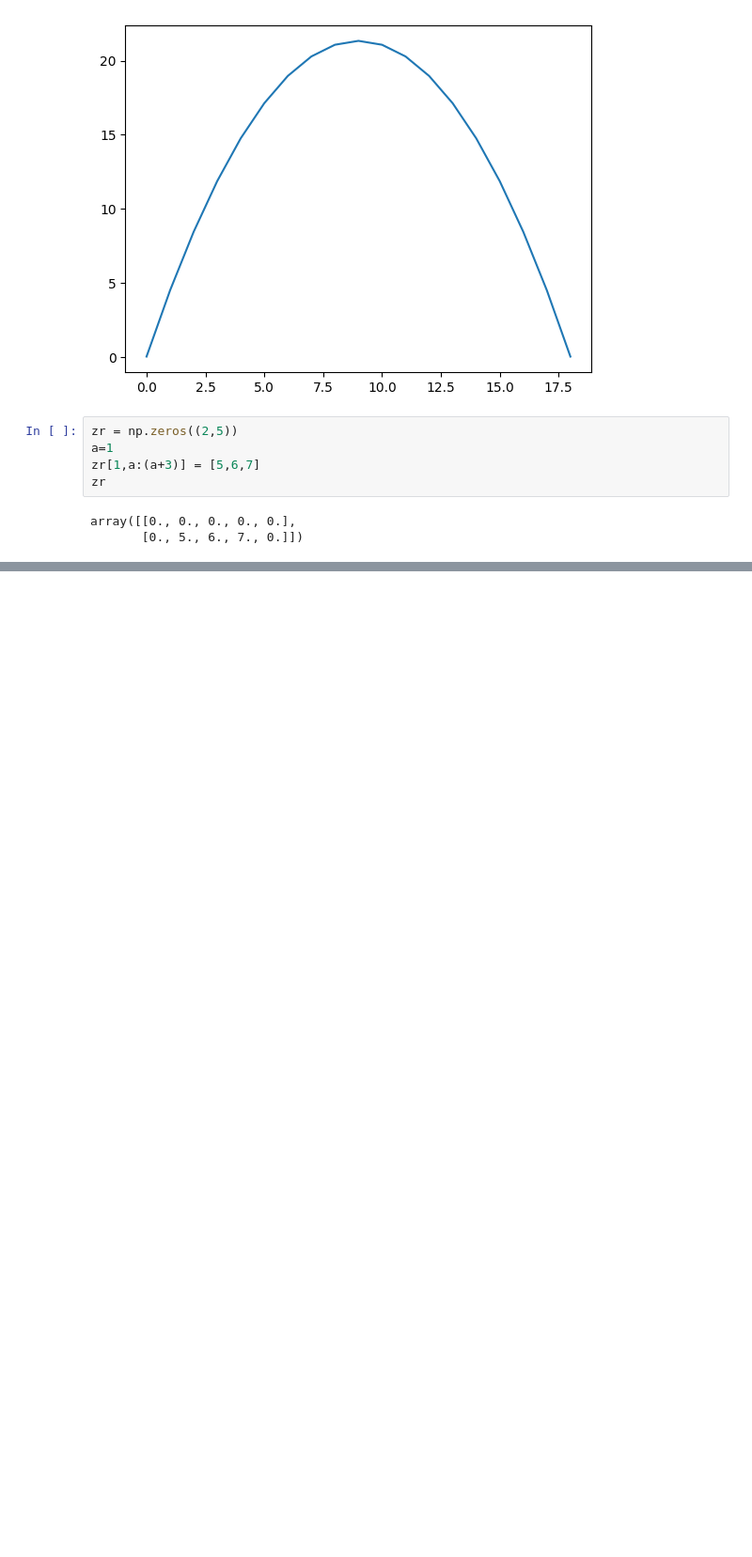
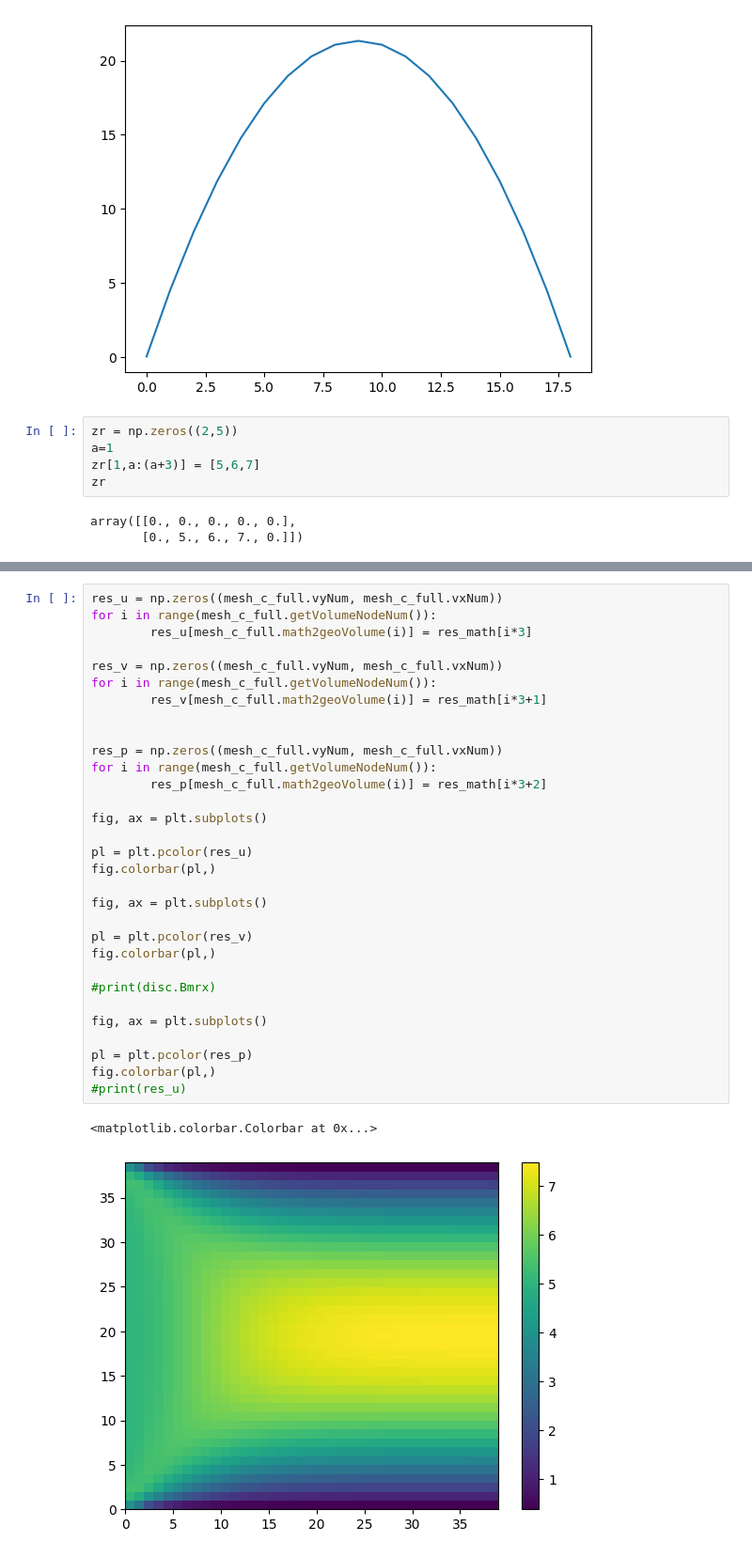
Before and after one commit to csillagu/FVM-Solver, a Jupyter notebook: investigation/poisson_inv.ipynb, the cells around one changed output, grey strips where cells are left out. Shown at 94% size. Saved outputs shown, nothing was run; the diff lists cells and outputs as text; blank space fills up the shorter version.

```diff
--- a/investigation/poisson_inv.ipynb
+++ b/investigation/poisson_inv.ipynb
@@ -96,0 +158,34 @@ array([[0., 0., 0., 0., 0.],
+# %%
+res_u = np.zeros((mesh_c_full.vyNum, mesh_c_full.vxNum))
+for i in range(mesh_c_full.getVolumeNodeNum()):
+        res_u[mesh_c_full.math2geoVolume(i)] = res_math[i*3]
+
+res_v = np.zeros((mesh_c_full.vyNum, mesh_c_full.vxNum))
+for i in range(mesh_c_full.getVolumeNodeNum()):
+        res_v[mesh_c_full.math2geoVolume(i)] = res_math[i*3+1]
+
+
+res_p = np.zeros((mesh_c_full.vyNum, mesh_c_full.vxNum))
+for i in range(mesh_c_full.getVolumeNodeNum()):
+        res_p[mesh_c_full.math2geoVolume(i)] = res_math[i*3+2]
+
+fig, ax = plt.subplots()
+
+pl = plt.pcolor(res_u)
+fig.colorbar(pl,)
+
+fig, ax = plt.subplots()
+
+pl = plt.pcolor(res_v)
+fig.colorbar(pl,)
+
+#print(disc.Bmrx)
+
+fig, ax = plt.subplots()
+
+pl = plt.pcolor(res_p)
+fig.colorbar(pl,)
+#print(res_u)
+# %% [output]
+<matplotlib.colorbar.Colorbar at 0x...>
+[figure, added]
```
Also changed, not shown: parts of 6 cells of this notebook, 1 other file.
